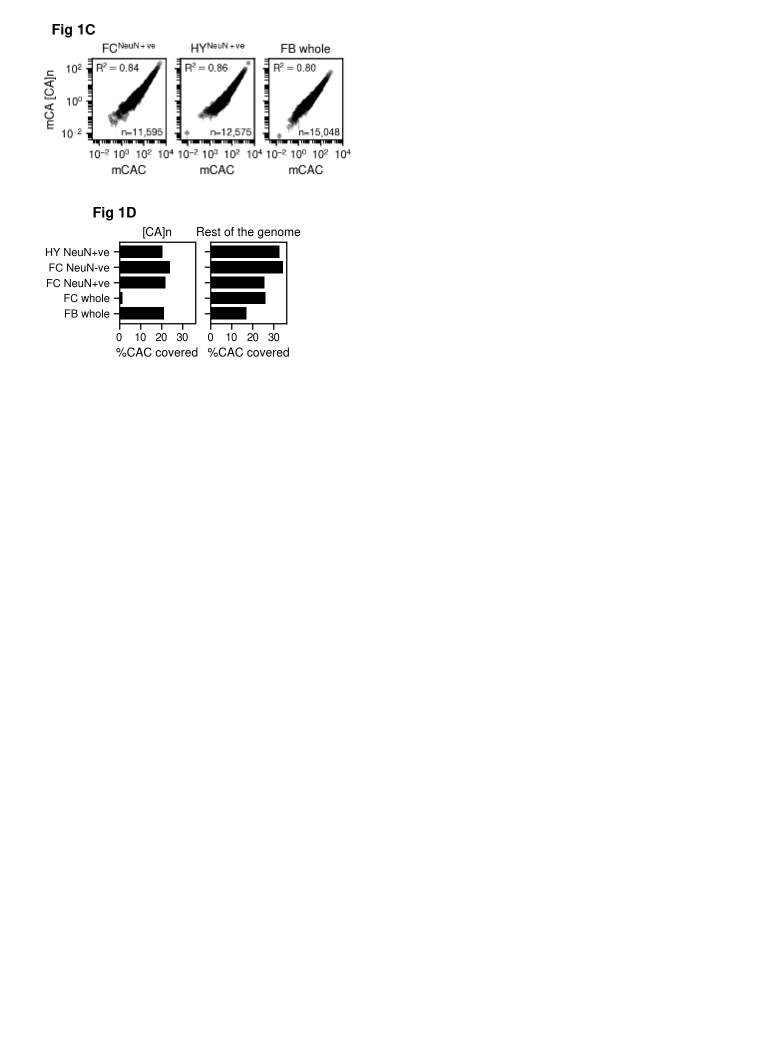
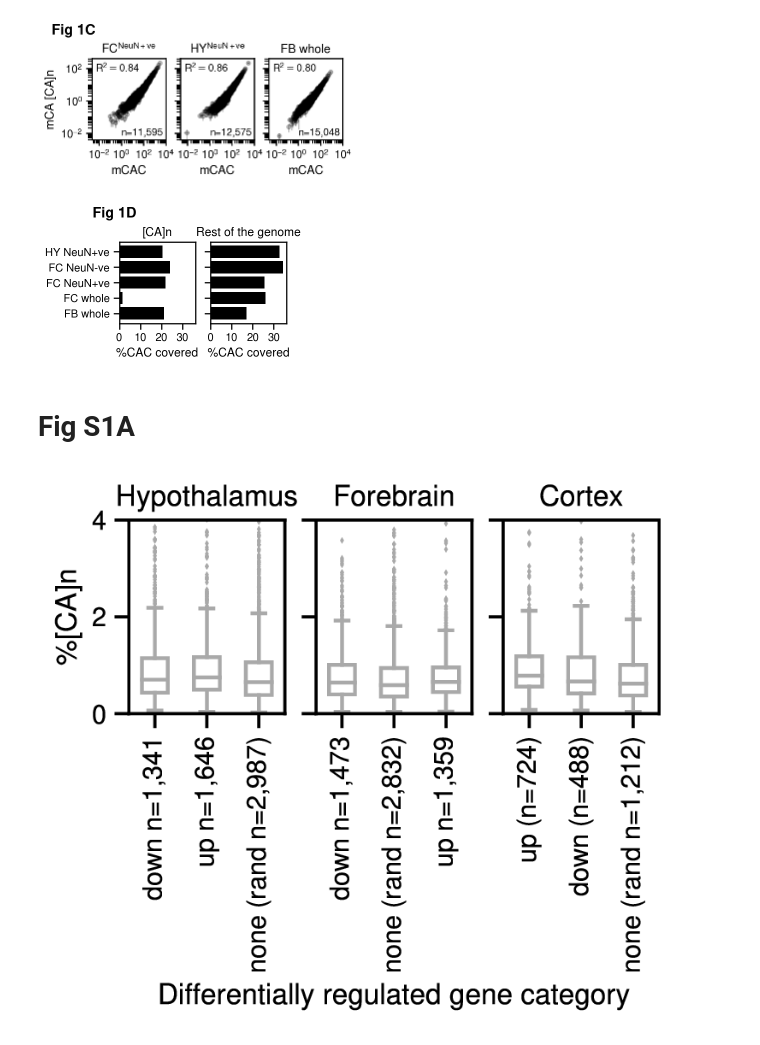
Before and after one commit to kashyapchhatbar/MeCP2_2022_manuscript, a Jupyter notebook: figures/fig1.ipynb, the cells around one changed output. Drawn from its saved outputs; the diff is of its cells as text; code cells hidden in the pictures; blank space fills up the shorter version.

```diff
--- a/figures/fig1.ipynb
+++ b/figures/fig1.ipynb
@@ -243,3 +243,10 @@ _ = ax.text(0.0, 1.2, "Fig 1D", transform=fig.transFigure, va='top', weight="bol
 fig.savefig("pdfs/fig1d.pdf")
 # %% [output]
 [figure]
+# %% [markdown]
+# Fig S1A
+# %%
+from wand.image import Image as WImage
+WImage(filename="../rnaseq/plots/sfig1a.pdf", resolution=200)
+# %% [output]
+[figure, added]
```
Also changed, not shown: 7 other files.
